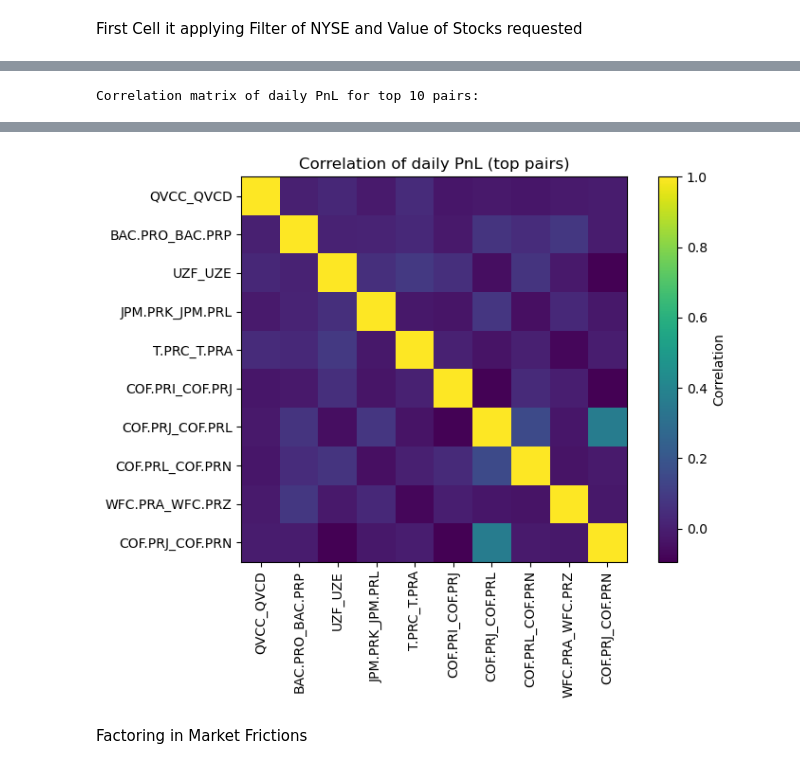
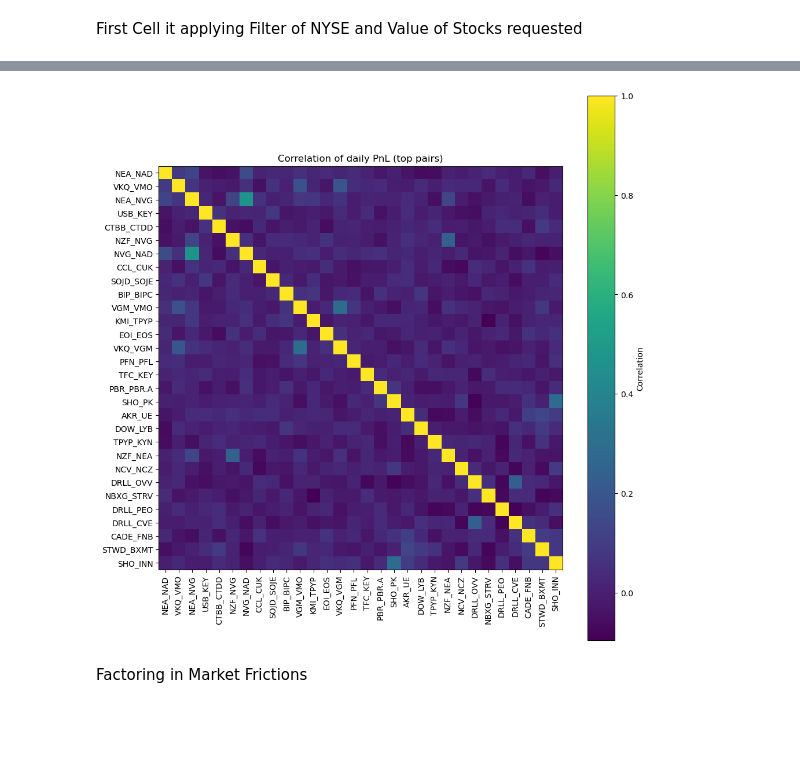
Before and after one commit to BearcatJones1999/Cointegration-Testing, a Jupyter notebook: Cointegration Pipline.ipynb, the cells around one changed output, grey strips where cells are left out. Cells and saved outputs as stored; diff of their text form; code cells hidden in the pictures; blank space fills up the shorter version.

```diff
--- a/Cointegration Pipline.ipynb
+++ b/Cointegration Pipline.ipynb
@@ -877,12 +937,25 @@ Correlation matrix of pair daily PnL:
 # %%
-# e.g., top 10 pairs by test Sharpe
-top_n = 10
+# all_pnl: index = date, columns = pair names, values = daily PnL per pair
+
+# Correlation matrix of pair PnLs
+pair_corr = all_pnl.corr()
+
+#print("Correlation matrix of pair daily PnL:")
+#display(pair_corr.round(2))
+
+# e.g., top X pairs by test Sharpe
+top_n = 30
 top_pairs = pair_perf_sorted.head(top_n).index.tolist()
 
 sub_pnl = all_pnl[top_pairs]
 pair_corr_top = sub_pnl.corr()
 
-print(f"Correlation matrix of daily PnL for top {top_n} pairs:")
-display(pair_corr_top.round(2))
+plt.figure(figsize=(10, 10))
+im = plt.imshow(pair_corr_top, interpolation="nearest")
+plt.colorbar(im, label="Correlation")
+plt.xticks(range(len(top_pairs)), top_pairs, rotation=90)
+plt.yticks(range(len(top_pairs)), top_pairs)
+plt.title("Correlation of daily PnL (top pairs)")
+plt.tight_layout()
+plt.show()
 # %% [output]
-Correlation matrix of daily PnL for top 10 pairs:
@@ -900,17 +962,4 @@ Correlation matrix of daily PnL for top 10 pairs:
+[figure, added]
-# %%
-import matplotlib.pyplot as plt
-import numpy as np
-
-plt.figure(figsize=(8, 6))
-im = plt.imshow(pair_corr_top, interpolation="nearest")
-plt.colorbar(im, label="Correlation")
-plt.xticks(range(len(top_pairs)), top_pairs, rotation=90)
-plt.yticks(range(len(top_pairs)), top_pairs)
-plt.title("Correlation of daily PnL (top pairs)")
-plt.tight_layout()
-plt.show()
-# %% [output]
-[figure, removed]
 # %% [markdown]
 Factoring in Market Frictions
 # %%
```
Also changed, not shown: parts of 36 cells of this notebook.
